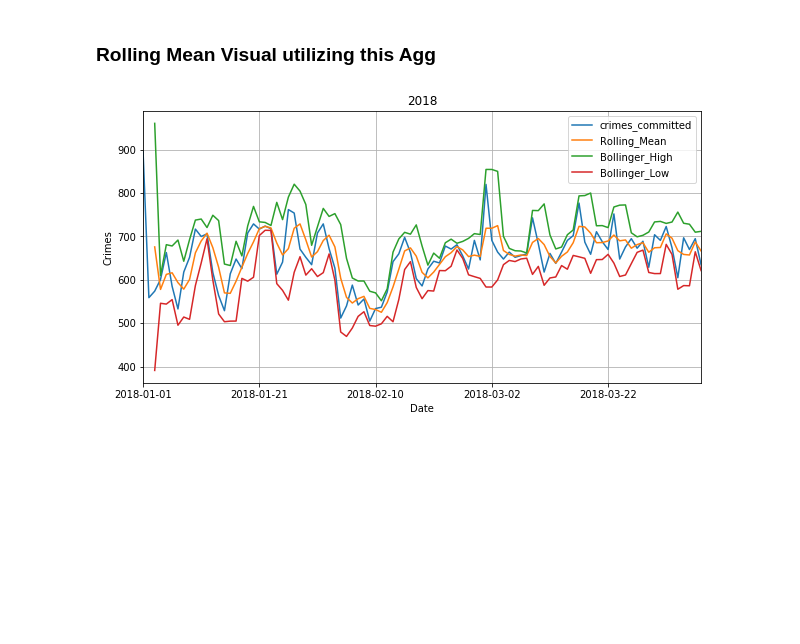
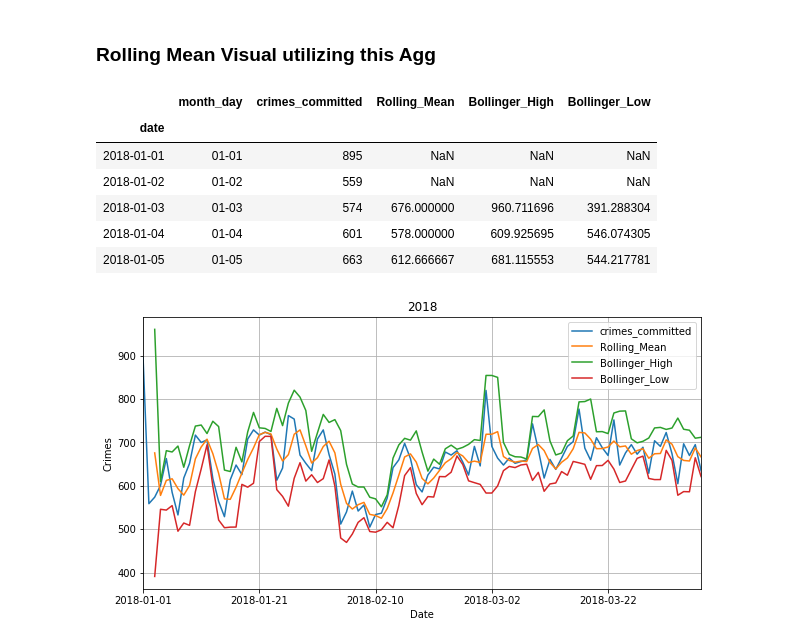
Before and after one commit to Lpwestlake/Exotic_tiger, a Jupyter notebook: chicago_data_clean_and_filter.ipynb, the cells around one changed output. Drawn from its saved outputs; the diff is of its cells as text; code cells hidden in the pictures; blank space fills up the shorter version.

```diff
--- a/chicago_data_clean_and_filter.ipynb
+++ b/chicago_data_clean_and_filter.ipynb
@@ -107,18 +107,27 @@ aggs_overall.head()
 # %%
 dfCSV = aggs_overall.set_index('date') # creates a DateTimeIndex - req'd by .resample()
 # set number of days and standard deviations to use for rolling
 # lookback period for Bollinger band calculation
 window = 3
 no_of_std = 1.5
 
 # calculate rolling mean and standard deviation
 rolling_mean = dfCSV['crimes_committed'].rolling(window).mean()
 rolling_std = dfCSV['crimes_committed'].rolling(window).std()
 
 # create two new DataFrame columns to hold values of upper and lower Bollinger bands
 dfCSV['Rolling_Mean'] = rolling_mean
 dfCSV['Bollinger_High'] = rolling_mean + (rolling_std * no_of_std)
 dfCSV['Bollinger_Low'] = rolling_mean - (rolling_std * no_of_std)
+dfCSV.head()
+# %% [output]
+|  | month_day | crimes_committed | Rolling_Mean | Bollinger_High | Bollinger_Low |
+| date |  |  |  |  |  |
+| 2018-01-01 | 01-01 | 895 | NaN | NaN | NaN |
+| 2018-01-02 | 01-02 | 559 | NaN | NaN | NaN |
+| 2018-01-03 | 01-03 | 574 | 676.000000 | 960.711696 | 391.288304 |
+| 2018-01-04 | 01-04 | 601 | 578.000000 | 609.925695 | 546.074305 |
+| 2018-01-05 | 01-05 | 663 | 612.666667 | 681.115553 | 544.217781 |
 # %%
 dfCSV_2018 = dfCSV.loc["2018-01-01": "2018-04-07"].copy()
 dfCSV_2019 = dfCSV.loc["2019-01-01": "2019-04-07"].copy()
```
Also changed, not shown: parts of 1 cell of this notebook, 10 other files.
